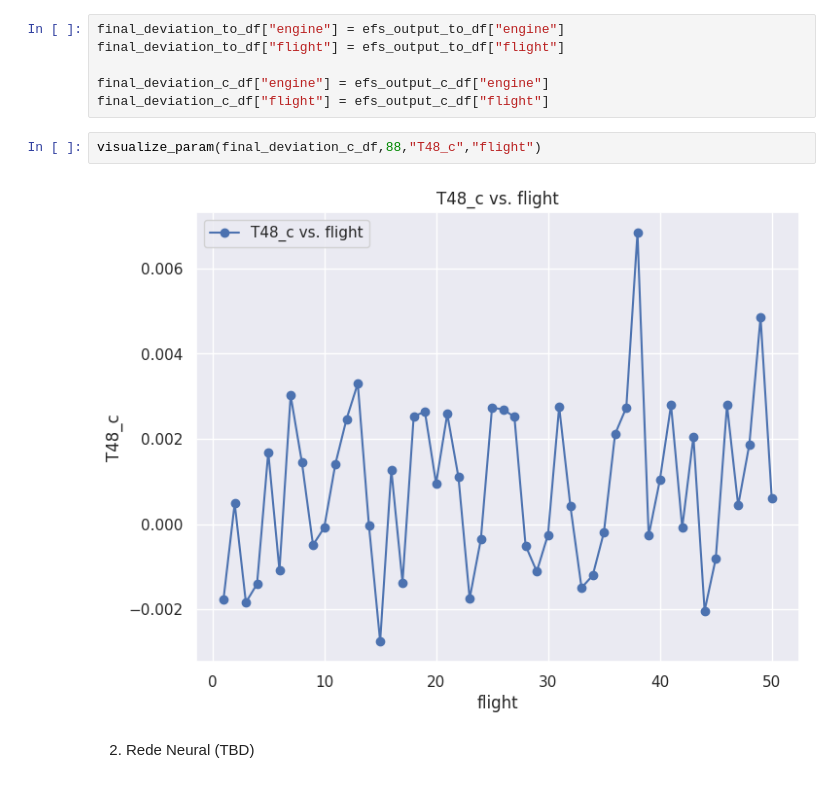
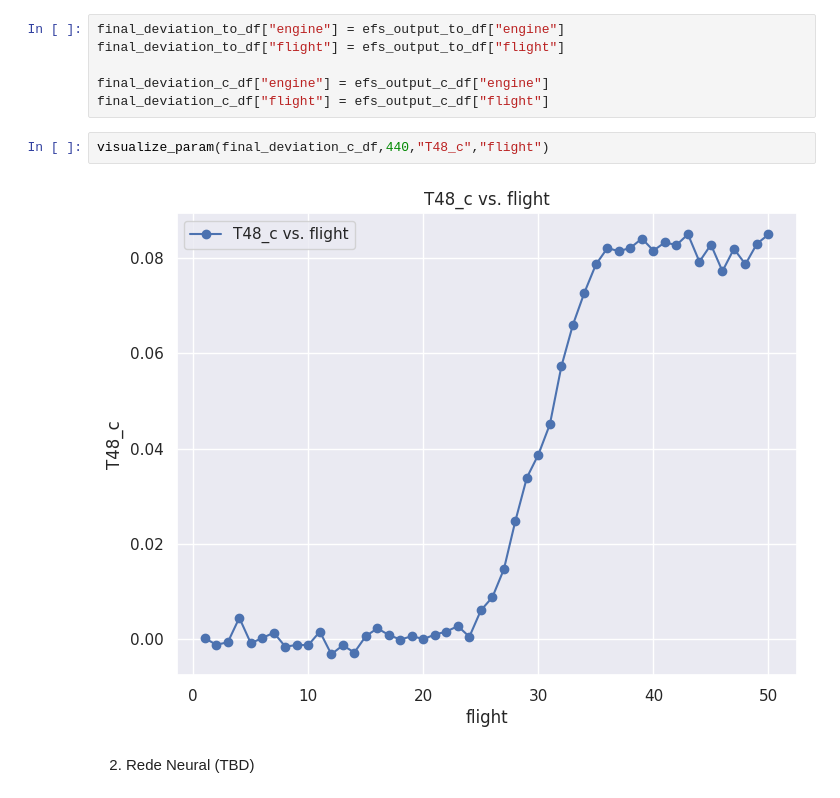
Before and after one commit to alekrul/gt-health-management, a Jupyter notebook: ProDiMES.ipynb, the cells around one changed output. Cells and saved outputs as stored; diff of their text form.

```diff
--- a/ProDiMES.ipynb
+++ b/ProDiMES.ipynb
@@ -396,9 +396,9 @@ final_deviation_to_df["flight"] = efs_output_to_df["flight"]
 final_deviation_c_df["engine"] = efs_output_c_df["engine"]
 final_deviation_c_df["flight"] = efs_output_c_df["flight"]
 # %%
-visualize_param(final_deviation_c_df,88,"T48_c","flight")
+visualize_param(final_deviation_c_df,440,"T48_c","flight")
 # %% [output]
-[figure, old version]
+[figure, new version]
 # %% [markdown]
 2. Rede Neural (TBD)
 # %%
```
Also changed, not shown: parts of 32 cells of this notebook.
